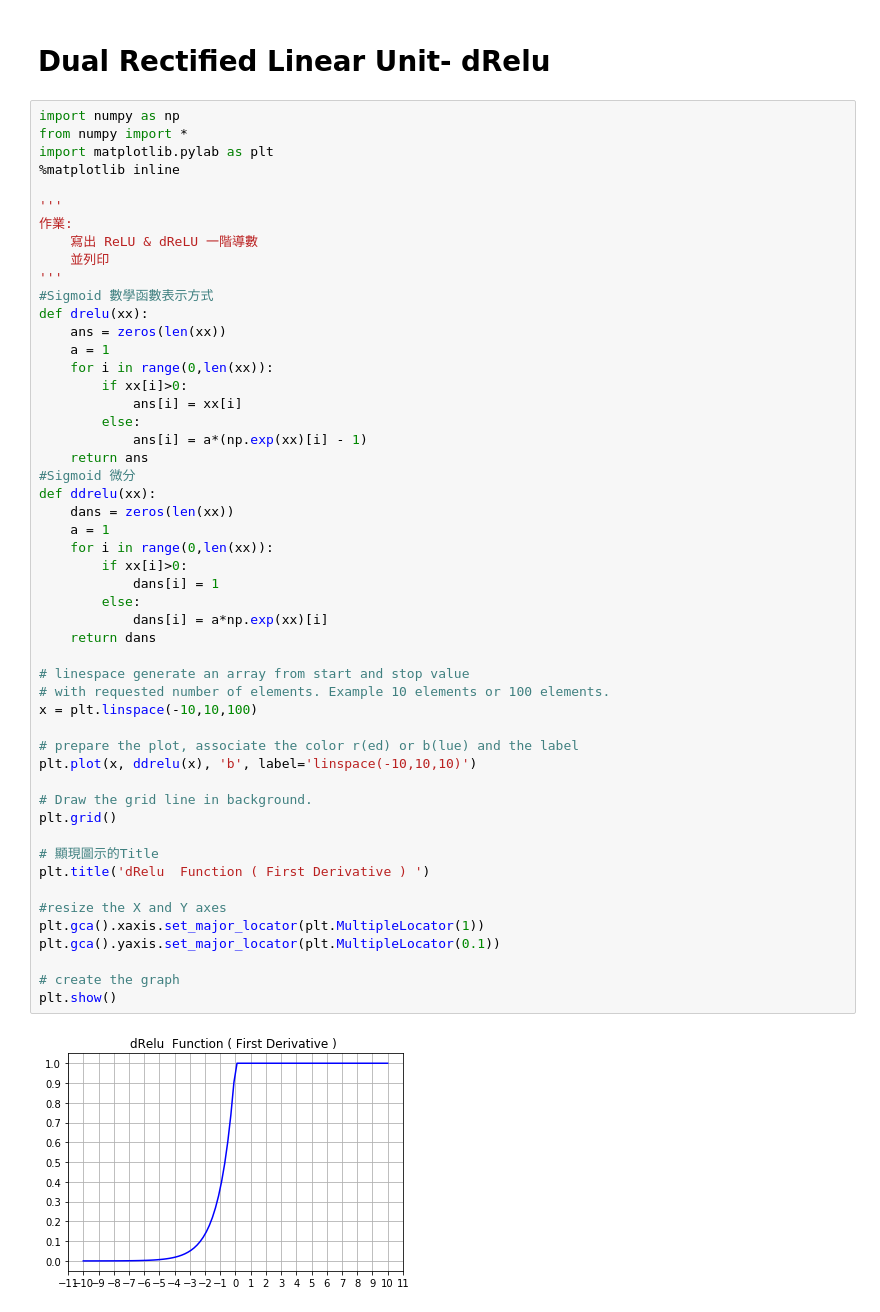
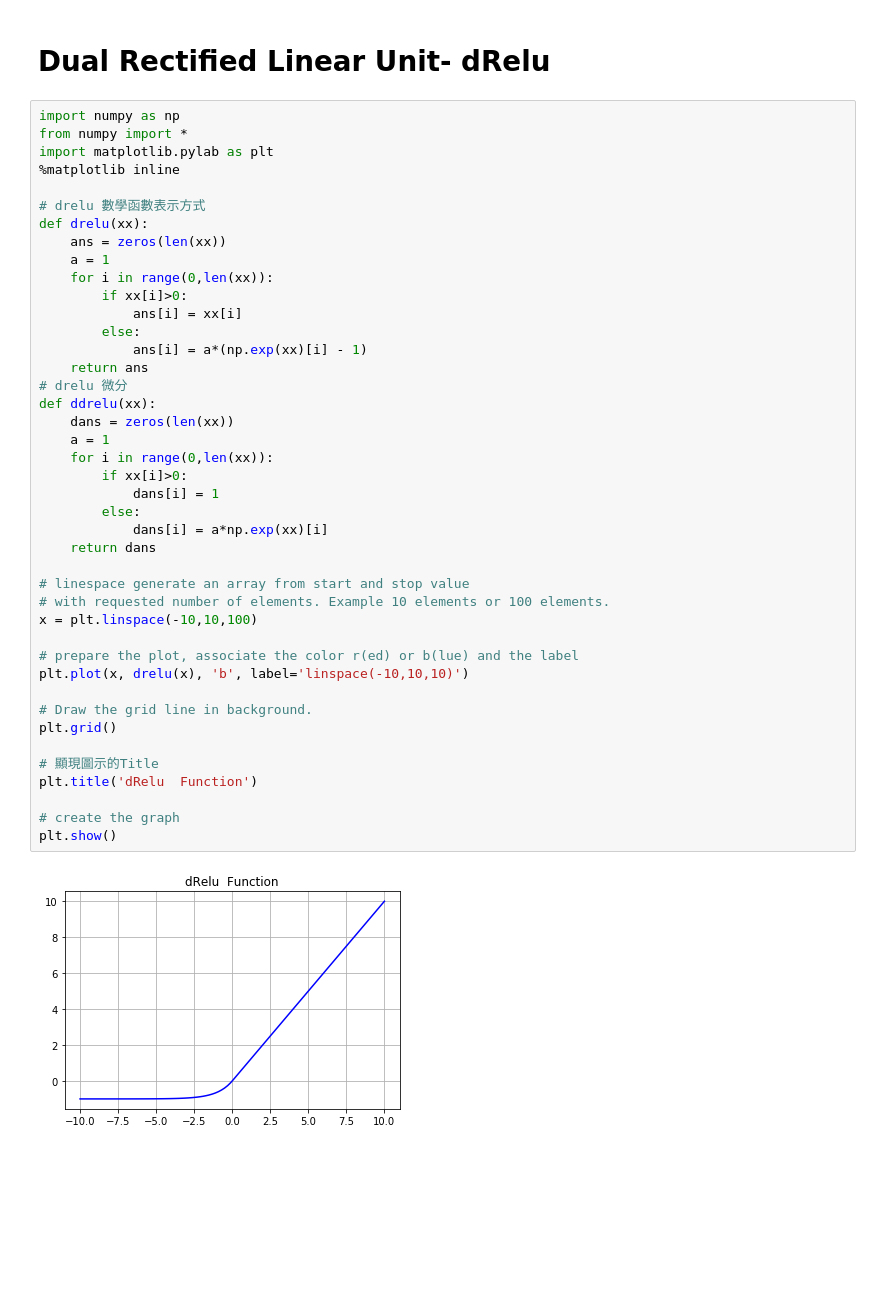
Before and after one commit to Ether-YiTseWu/2nd-ML100Days, a Jupyter notebook: homework/Day_072_HW.ipynb, the cells around one changed output. Saved outputs shown, nothing was run; the diff lists cells and outputs as text; blank space fills up the shorter version.

```diff
--- a/homework/Day_072_HW.ipynb
+++ b/homework/Day_072_HW.ipynb
@@ -67,50 +81,41 @@ from numpy import *
 import matplotlib.pylab as plt
 %matplotlib inline
 
-'''
-作業:
-    寫出 ReLU & dReLU 一階導數
-    並列印
-'''
-#Sigmoid 數學函數表示方式
+# drelu 數學函數表示方式
 def drelu(xx):
     ans = zeros(len(xx))
     a = 1
     for i in range(0,len(xx)):
         if xx[i]>0:
             ans[i] = xx[i]
         else:
             ans[i] = a*(np.exp(xx)[i] - 1)
     return ans
-#Sigmoid 微分
+# drelu 微分
 def ddrelu(xx):
     dans = zeros(len(xx))
     a = 1
     for i in range(0,len(xx)):
         if xx[i]>0:
             dans[i] = 1
         else:
             dans[i] = a*np.exp(xx)[i]
     return dans
 
 # linespace generate an array from start and stop value
 # with requested number of elements. Example 10 elements or 100 elements.
 x = plt.linspace(-10,10,100)
 
 # prepare the plot, associate the color r(ed) or b(lue) and the label
-plt.plot(x, ddrelu(x), 'b', label='linspace(-10,10,10)')
+plt.plot(x, drelu(x), 'b', label='linspace(-10,10,10)')
 
 # Draw the grid line in background.
 plt.grid()
 
 # 顯現圖示的Title
-plt.title('dRelu  Function ( First Derivative ) ')
-
-#resize the X and Y axes
-plt.gca().xaxis.set_major_locator(plt.MultipleLocator(1))
-plt.gca().yaxis.set_major_locator(plt.MultipleLocator(0.1))
+plt.title('dRelu  Function')
 
 # create the graph
 plt.show()
 # %% [output]
-[figure, old version]
+[figure, new version]
```
Also changed, not shown: parts of 3 cells of this notebook.
